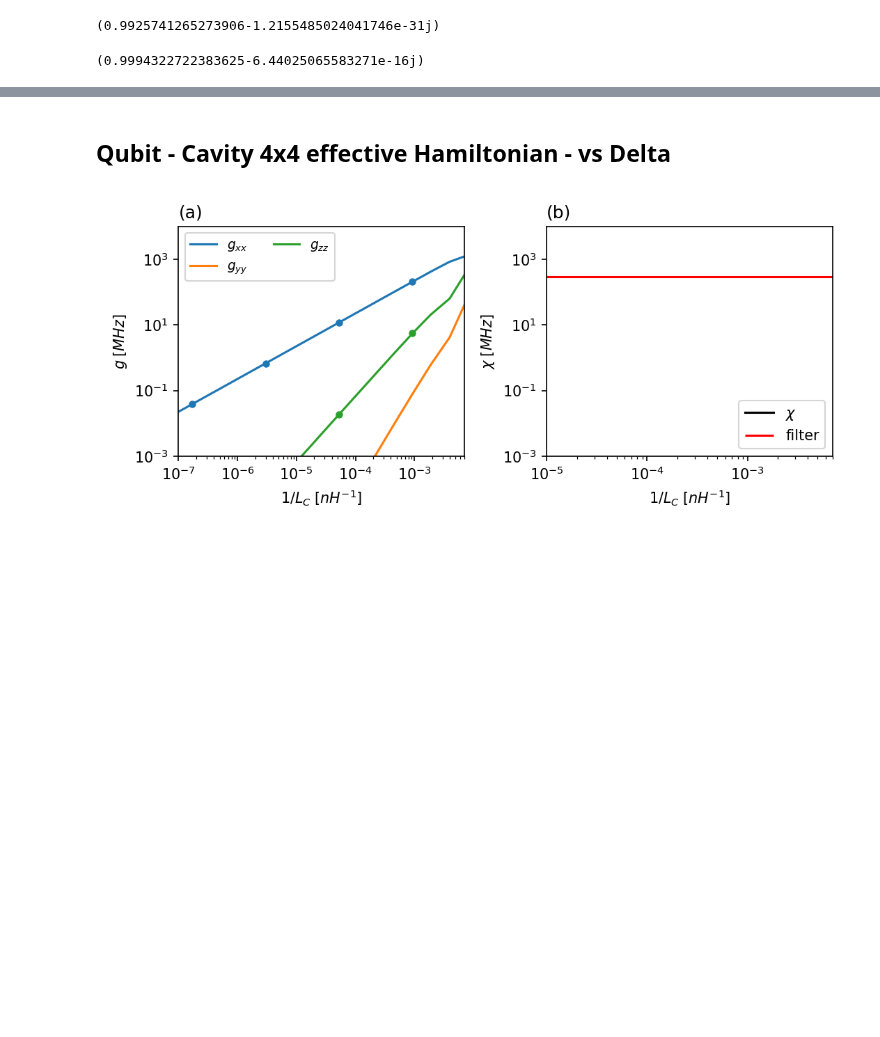
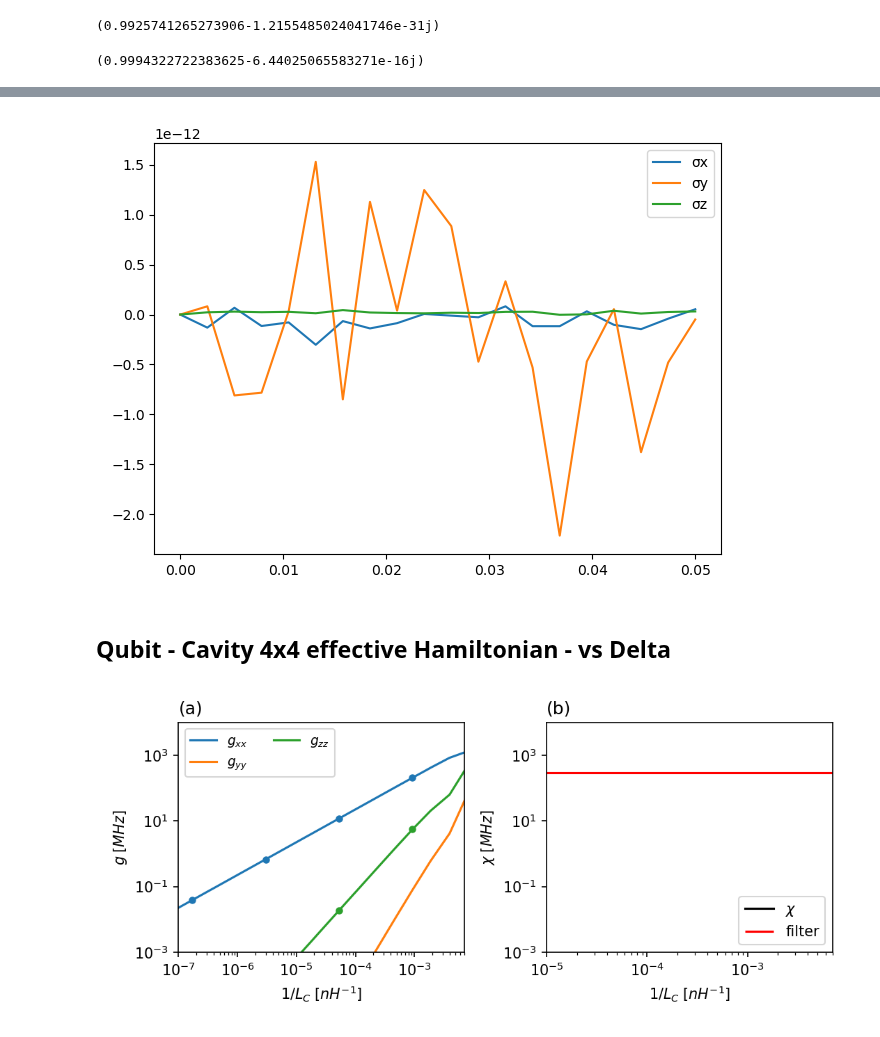
Before and after one commit to GabrielJauma/tunable-capacitive-coupling-flux-qubits, a Jupyter notebook: uni_cell/unit_cell_effective_hamiltonians.ipynb, the cells around one changed output, grey strips where cells are left out. Cells and saved outputs as stored; diff of their text form; code cells hidden in the pictures; blank space fills up the shorter version.

```diff
--- a/uni_cell/unit_cell_effective_hamiltonians.ipynb
+++ b/uni_cell/unit_cell_effective_hamiltonians.ipynb
@@ -105,3 +121,47 @@ fig.show()
+# %%
+Pauli_p1 = []
+Pauli_p2 = []
+Pauli_SWT = []
+
+for φ_ext  in φ_ext_values:
+    fluxonium   = sq_ext.sq_fluxonium(EJ=EJ, C_F_eff=C_F_eff, Lq=L_F_eff, Δ=Δ, φ_ext=φ_ext)
+    CF, CR = sq_ext.C_CJ_Csh_to_CF_CR_eff(C, CJ, Csh)
+    LF, LR, LC = sq_ext.Lq_Lr_to_LF_LR_LC_eff(Lq, Lr, Δ)
+    CR *= fF
+    CF *= fF
+    LR *= nH
+    LF *= nH
+    LC *= nH
+    Φ_f  = fluxonium.flux_op(0)
+    Φ_r  = np.sqrt(0.5*np.sqrt(LR/CR))
+
+    V = Φ_f * Φ_r / LC /2/np.pi/GHz
+
+    H    = H_0 +  V
+
+    P1, P2, SWT = sq_ext.H_eff_2x2([H_0], H, basis_states, mediating_states, n_eig=5, n_eig_extra_low=5, return_decomposition=False)
+
+    Pauli_p1 .append(P1)
+    Pauli_p2 .append(P2)
+    Pauli_SWT.append(SWT)
+
+Pauli_p1  = np.array(Pauli_p1 )
+Pauli_p2  = np.array(Pauli_p2 )
+Pauli_SWT = np.array(Pauli_SWT)
+# %%
+labels = ['I', 'σx', 'σy', 'σz']
+
+Pauli_decomp = Pauli_SWT
+
+fig, ax = plt.subplots( )
+for i in range(1,4):
+    ax.plot(δφ_ext, Pauli_decomp[:,i]-Pauli_decomp[0,i], label=labels[i])
+
+ax.legend()
+fig.tight_layout()
+fig.show()
+# %% [output]
+[figure, added]
 # %% [markdown]
 ## Qubit - Cavity 4x4 effective Hamiltonian - vs Delta
 # %%
```
Also changed, not shown: parts of 8 cells of this notebook, 1 other file.
